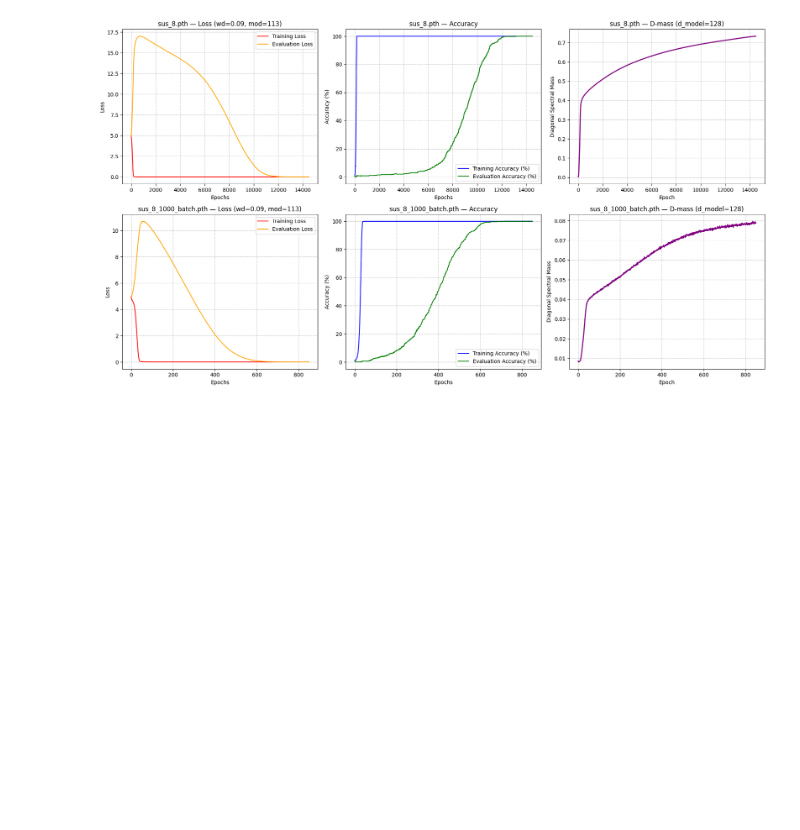
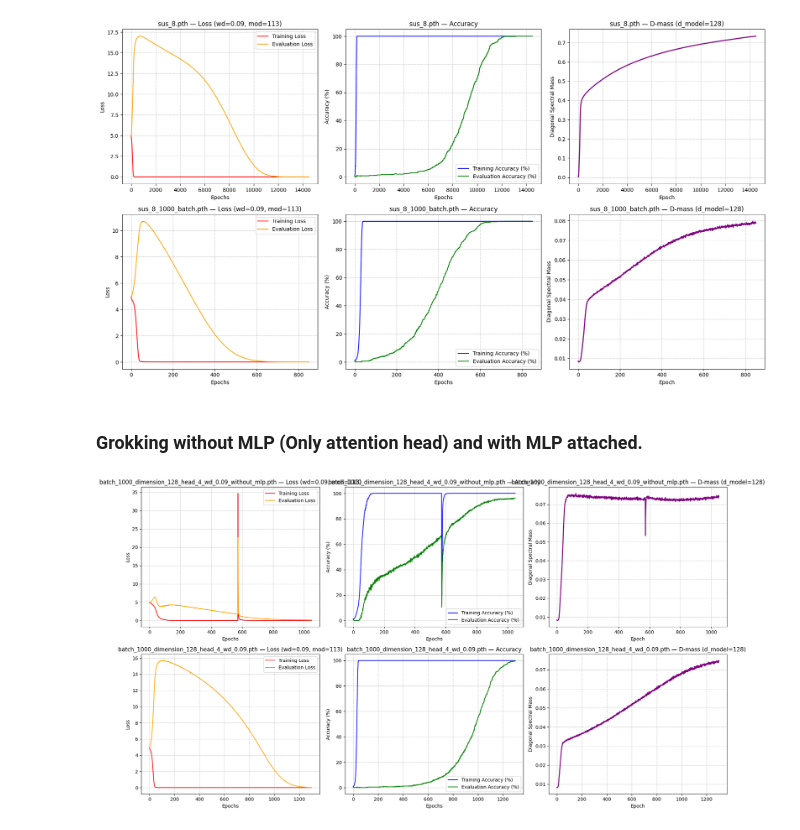
Before and after one commit to Aavash232311/Empirical-Analysis-of-Phase-Transitions-in-Transformer-Models-Using-Mechanistic-Interpretability, a Jupyter notebook: analysis/report.ipynb, the cells around one changed output. Drawn from its saved outputs; the diff is of its cells as text; code cells hidden in the pictures; blank space fills up the shorter version.

```diff
--- a/analysis/report.ipynb
+++ b/analysis/report.ipynb
@@ -49,3 +49,10 @@ Let's see if the accuracy in validation goes to zero for long time.
 plot_checkpoints(['sus_8.pth', 'sus_8_1000_batch.pth'])
 # %% [output]
 [figure]
+# %% [markdown]
+### Grokking without MLP (Only attention head) and with MLP attached.
+# %%
+plot_checkpoints(['batch_1000_dimension_128_head_4_wd_0.09_without_mlp.pth', 'batch_1000_dimension_128_head_4_wd_0.09.pth'],
+                 checkpoint_dir='../checkpoints/proper_report')
+# %% [output]
+[figure, added]
```
Also changed, not shown: 4 other files.
